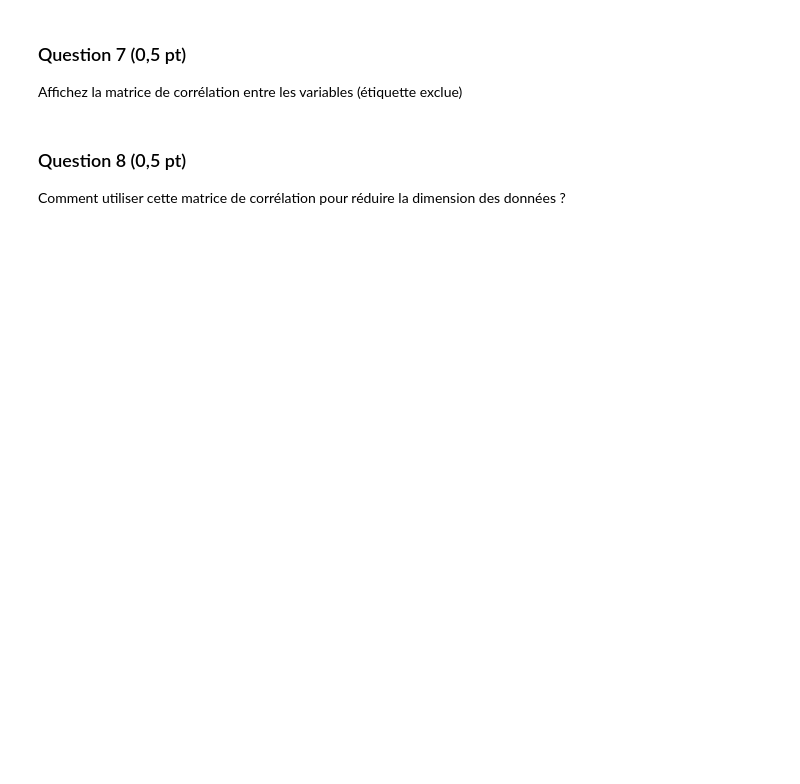
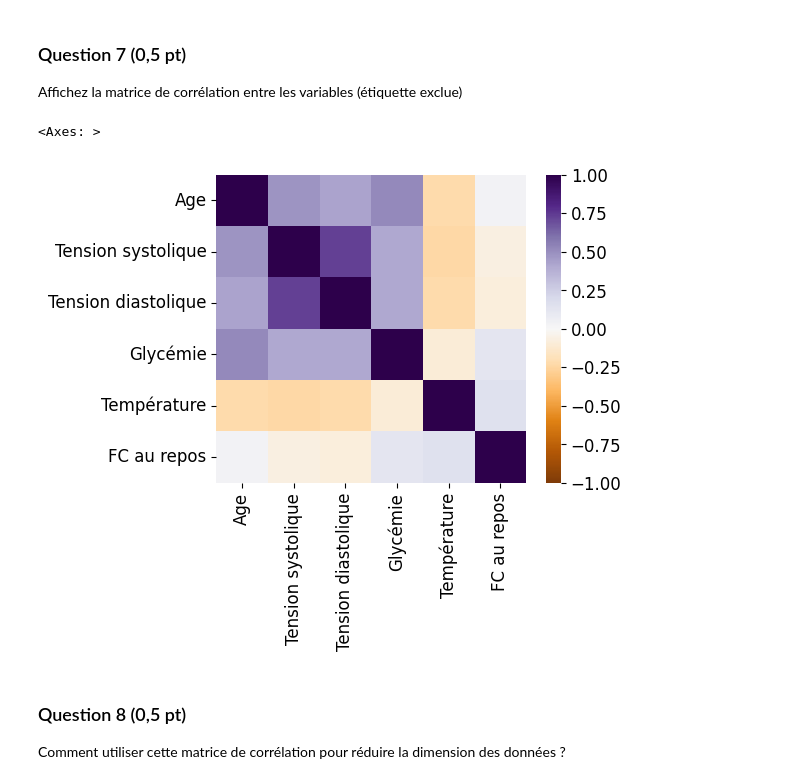
Before and after one commit to gabinsagot/projet_data, a Jupyter notebook: Projet.ipynb, the cells around one changed output. Saved outputs shown, nothing was run; the diff lists cells and outputs as text; code cells hidden in the pictures; blank space fills up the shorter version.

Commit message:
Adding the interpretation of PCA, and correlation matrix.

```diff
--- a/Projet.ipynb
+++ b/Projet.ipynb
@@ -146,6 +171,13 @@ Pensez-vous utile d'utiliser cette ACP pour réduire la dimension des données p
 # %% [markdown]
 ### Question 7 (0,5 pt)
 Affichez la matrice de corrélation entre les variables (étiquette exclue)
+# %%
+corr_matrix = df_train.drop(columns=['Risque']).corr()
+plt.figure(figsize=(5, 4))
+sns.heatmap(corr_matrix, vmin=-1, vmax=1, center = 0, cmap='PuOr')
+# %% [output]
+<Axes: >
+[figure, added]
 # %% [markdown]
 ### Question 8 (0,5 pt)
 
```
Also changed, not shown: parts of 5 cells of this notebook.
